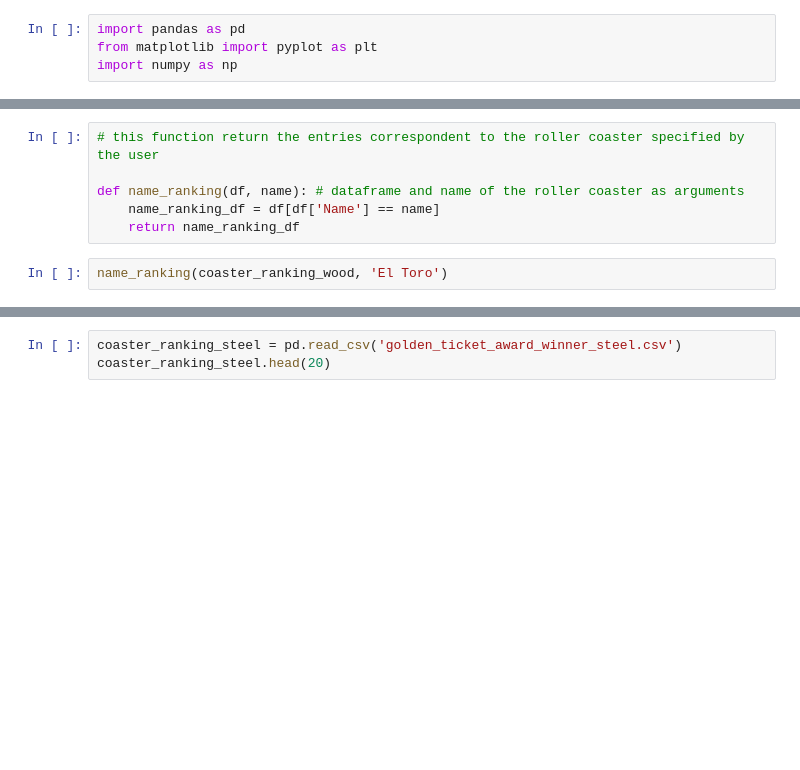
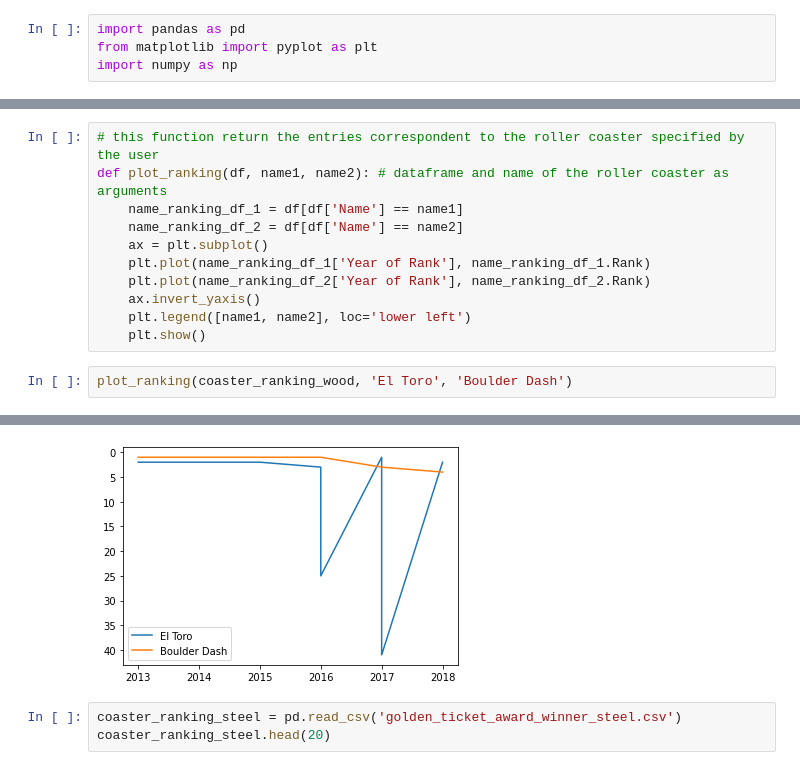
Before and after one commit to javierunix/codeacademy_datascience_path, a Jupyter notebook: RollerCoaster/main.ipynb, the cells around one changed output, grey strips where cells are left out. Drawn from its saved outputs; the diff is of its cells as text; blank space fills up the shorter version.

```diff
--- a/RollerCoaster/main.ipynb
+++ b/RollerCoaster/main.ipynb
@@ -25,10 +25,15 @@ coaster_ranking_wood.head(20)
 | 19 | 10 | Balder | Liseberg | Gothenburg, Sweden | Intamin | 2003 | 393 | 2014 |
 # %%
 # this function return the entries correspondent to the roller coaster specified by the user
-
-def name_ranking(df, name): # dataframe and name of the roller coaster as arguments
-    name_ranking_df = df[df['Name'] == name]
-    return name_ranking_df
+def plot_ranking(df, name1, name2): # dataframe and name of the roller coaster as arguments
+    name_ranking_df_1 = df[df['Name'] == name1]
+    name_ranking_df_2 = df[df['Name'] == name2]
+    ax = plt.subplot()
+    plt.plot(name_ranking_df_1['Year of Rank'], name_ranking_df_1.Rank)
+    plt.plot(name_ranking_df_2['Year of Rank'], name_ranking_df_2.Rank)
+    ax.invert_yaxis()
+    plt.legend([name1, name2], loc='lower left')
+    plt.show()
 # %%
-name_ranking(coaster_ranking_wood, 'El Toro')
+plot_ranking(coaster_ranking_wood, 'El Toro', 'Boulder Dash')
 # %% [output]
@@ -44,3 +40,4 @@ name_ranking(coaster_ranking_wood, 'El Toro')
+[figure, added]
 # %%
 coaster_ranking_steel = pd.read_csv('golden_ticket_award_winner_steel.csv')
 coaster_ranking_steel.head(20)
```
Also changed, not shown: parts of 1 cell of this notebook.
